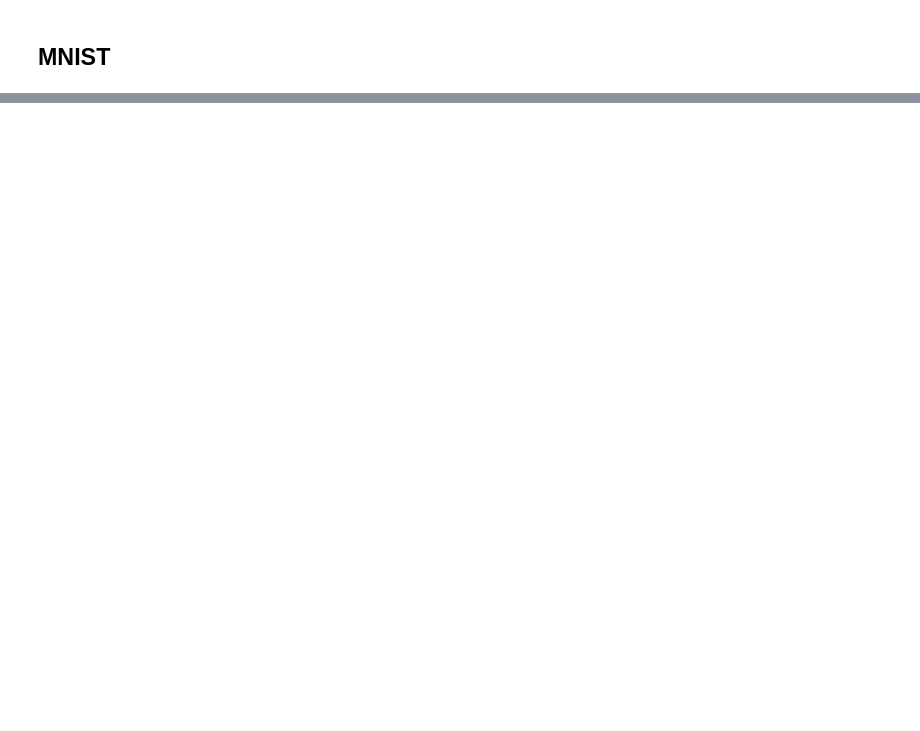
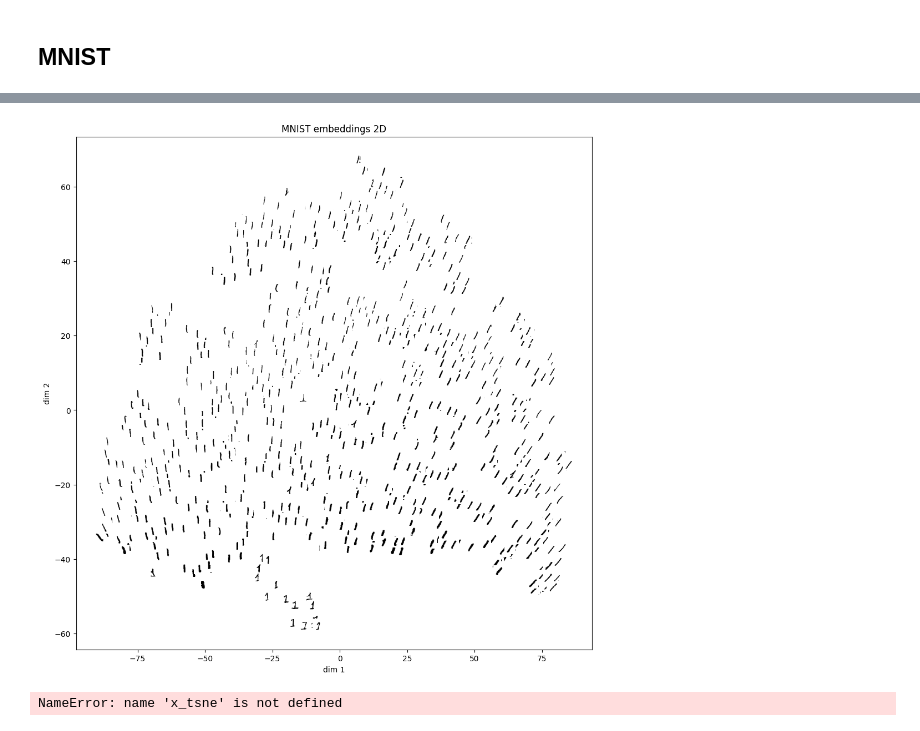
Before and after one commit to marekpiotradamczyk/deeplearninglaboratory, a Jupyter notebook: 1_kohonen_map/kohonenSCRATCH.ipynb, the cells around one changed output, grey strips where cells are left out. Drawn from its saved outputs; the diff is of its cells as text; code cells hidden in the pictures; blank space fills up the shorter version.

Commit message:
MNIST plus KOHONEN viz

```diff
--- a/1_kohonen_map/kohonenSCRATCH.ipynb
+++ b/1_kohonen_map/kohonenSCRATCH.ipynb
@@ -261,0 +284,58 @@ plotMNIST2d(X_ones, X_tsne, subset_size=4000)
+# %%
+import numpy as np
+import matplotlib.pyplot as plt
+from sklearn import datasets
+from sklearn.manifold import TSNE
+
+
+# Step 1: Download MNIST dataset
+mnist = datasets.fetch_openml('mnist_784', version=1)
+X, y = mnist.data.to_numpy(), mnist.target.astype(int)
+
+# Step 2: Select only digits representing DIGIT
+DIGIT = 1
+X_ones = X[y == DIGIT]
+
+# Step 3: Perform t-SNE
+tsne = TSNE(n_components=2, random_state=42)
+X_tsne = tsne.fit_transform(X_ones)
+# %%
+import numpy as np
+import matplotlib.pyplot as plt
+from matplotlib.offsetbox import OffsetImage, AnnotationBbox
+from sklearn import datasets
+from sklearn.manifold import TSNE
+
+def plotMNISTkohonen(X_mnist, X_embed, subset_size=None):
+    if subset_size is None:
+        subset_size = X_mnist.size
+    random_indices = np.random.choice(X_mnist.shape[0], size=subset_size, replace=False)
+
+    # Step 5: Scatterplot with digit markers
+    _, ax = plt.subplots(figsize=(12, 12))
+    _ = ax.scatter(X_embed[random_indices, 0], X_embed[random_indices, 1])
+    # Annotate a few points with their digit images
+    for i in random_indices:  # Adjust the step for more/less images
+        digit_image = X_mnist[i,:].reshape(28, 28)
+        imagebox = OffsetImage(digit_image, zoom=0.5, cmap='binary')
+        ab = AnnotationBbox(imagebox, (X_embed[i, 0], X_embed[i, 1]), frameon=False)
+        ax.add_artist(ab)
+
+    ax.set_title('MNIST embeddings 2D')
+    ax.set_xlabel('dim 1')
+    ax.set_ylabel('dim 2')
+
+    plt.show()
+
+plotMNISTkohonen(X_ones, X_tsne, subset_size=999)
+# %% [output]
+[figure, added]
+# %%
+# Step 4: Run MiniSOM
+from minisom import MiniSom
+
+som_size = 10  # For simplicity, we'll use a 5x5 grid. Adjust as needed.
+som = MiniSom(som_size, som_size, 2, sigma=1.0, learning_rate=0.5)
+som.train_random(x_tsne, 10000)
+# %% [output]
+NameError: name 'x_tsne' is not defined
```
Also changed, not shown: parts of 15 cells of this notebook.
